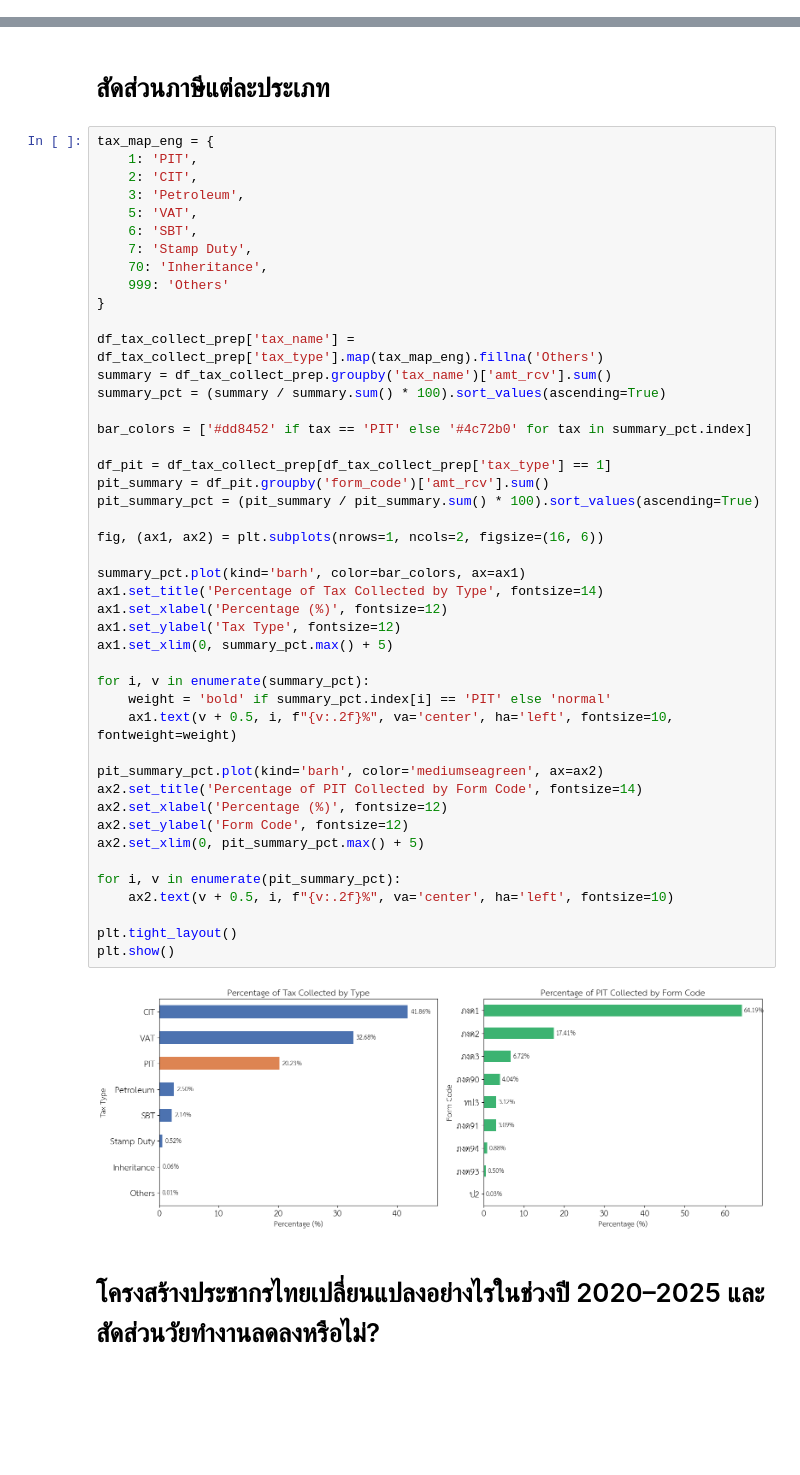
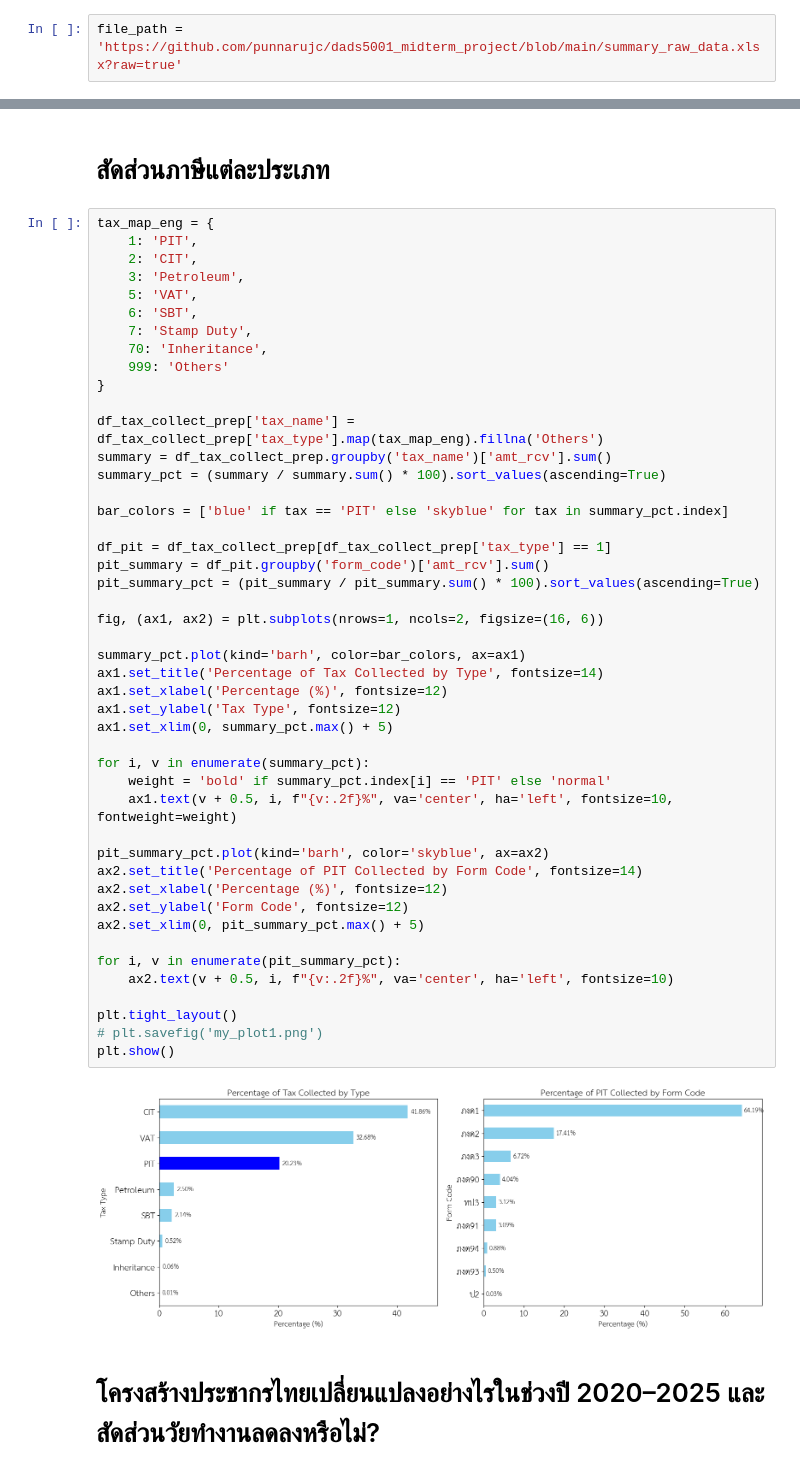
Before and after one commit to punnarujc/dads5001_midterm_project, a Jupyter notebook: main.ipynb, the cells around one changed output, grey strips where cells are left out. Saved outputs shown, nothing was run; the diff lists cells and outputs as text; blank space fills up the shorter version.

```diff
--- a/main.ipynb
+++ b/main.ipynb
@@ -39,3 +20,5 @@ Drive already mounted at /content/drive; to attempt to forcibly remount, call dr
+# %%
+file_path = 'https://github.com/punnarujc/dads5001_midterm_project/blob/main/summary_raw_data.xlsx?raw=true'
 # %% [markdown]
 ## All Sheet
 # %%
@@ -169,37 +152,38 @@ df_tax_collect_prep['tax_name'] = df_tax_collect_prep['tax_type'].map(tax_map_en
 summary = df_tax_collect_prep.groupby('tax_name')['amt_rcv'].sum()
 summary_pct = (summary / summary.sum() * 100).sort_values(ascending=True)
 
-bar_colors = ['#dd8452' if tax == 'PIT' else '#4c72b0' for tax in summary_pct.index]
+bar_colors = ['blue' if tax == 'PIT' else 'skyblue' for tax in summary_pct.index]
 
 df_pit = df_tax_collect_prep[df_tax_collect_prep['tax_type'] == 1]
 pit_summary = df_pit.groupby('form_code')['amt_rcv'].sum()
 pit_summary_pct = (pit_summary / pit_summary.sum() * 100).sort_values(ascending=True)
 
 fig, (ax1, ax2) = plt.subplots(nrows=1, ncols=2, figsize=(16, 6))
 
 summary_pct.plot(kind='barh', color=bar_colors, ax=ax1)
 ax1.set_title('Percentage of Tax Collected by Type', fontsize=14)
 ax1.set_xlabel('Percentage (%)', fontsize=12)
 ax1.set_ylabel('Tax Type', fontsize=12)
 ax1.set_xlim(0, summary_pct.max() + 5)
 
 for i, v in enumerate(summary_pct):
     weight = 'bold' if summary_pct.index[i] == 'PIT' else 'normal'
     ax1.text(v + 0.5, i, f"{v:.2f}%", va='center', ha='left', fontsize=10, fontweight=weight)
 
-pit_summary_pct.plot(kind='barh', color='mediumseagreen', ax=ax2)
+pit_summary_pct.plot(kind='barh', color='skyblue', ax=ax2)
 ax2.set_title('Percentage of PIT Collected by Form Code', fontsize=14)
 ax2.set_xlabel('Percentage (%)', fontsize=12)
 ax2.set_ylabel('Form Code', fontsize=12)
 ax2.set_xlim(0, pit_summary_pct.max() + 5)
 
 for i, v in enumerate(pit_summary_pct):
     ax2.text(v + 0.5, i, f"{v:.2f}%", va='center', ha='left', fontsize=10)
 
 plt.tight_layout()
+# plt.savefig('my_plot1.png')
 plt.show()
 # %% [output]
-[figure, old version]
+[figure, new version]
 # %% [markdown]
 # โครงสร้างประชากรไทยเปลี่ยนแปลงอย่างไรในช่วงปี 2020–2025 และสัดส่วนวัยทำงานลดลงหรือไม่?
 # %%
```
Also changed, not shown: parts of 13 cells of this notebook.
